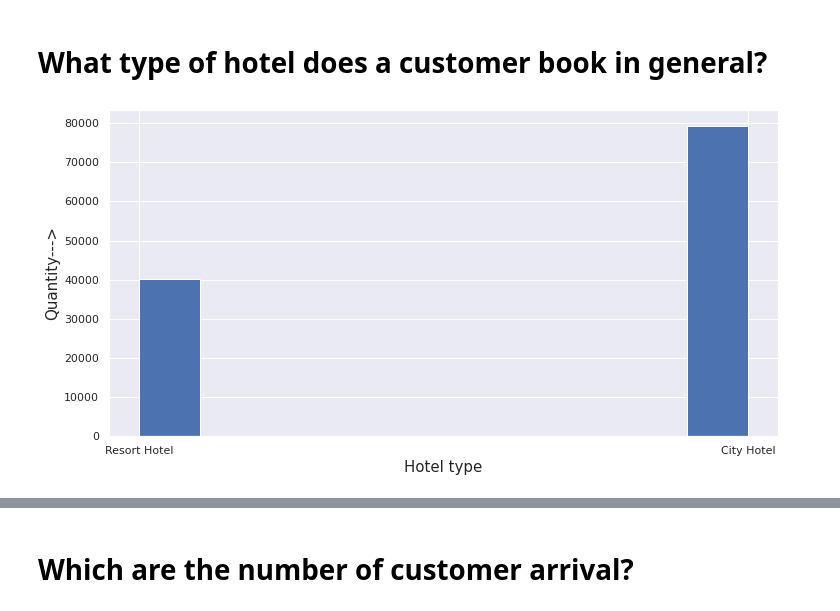
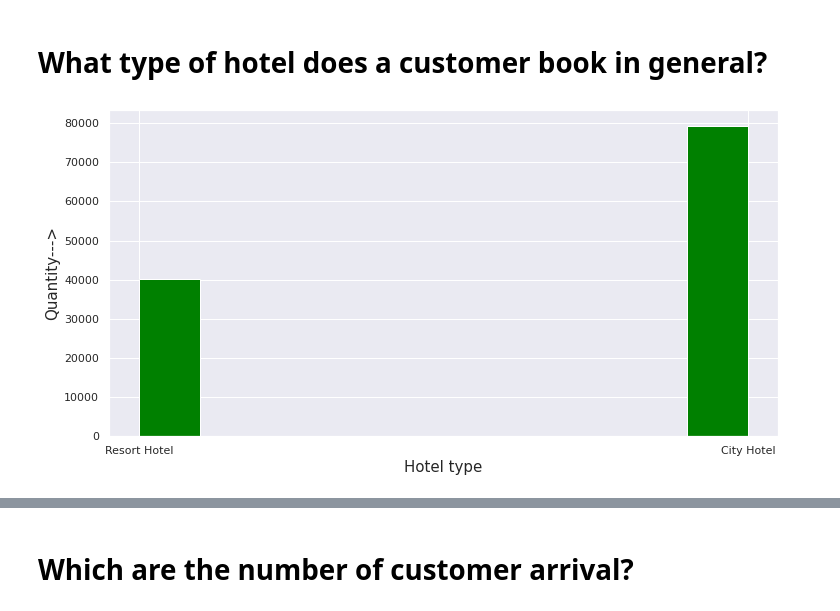
Before and after one commit to atif2786/Hotel-Booking-Analysis-, a Jupyter notebook: Hotel_Booking_Analysis_Capstone_Project.ipynb, the cells around one changed output, grey strips where cells are left out. Saved outputs shown, nothing was run; the diff lists cells and outputs as text; code cells hidden in the pictures.

```diff
--- a/Hotel_Booking_Analysis_Capstone_Project.ipynb
+++ b/Hotel_Booking_Analysis_Capstone_Project.ipynb
@@ -231,9 +230,9 @@ Let's move on the extract information about data and also dealing with it.
 # What type of hotel does a customer book in general?
 # %%
 fig, htl=plt.subplots(figsize=(12,6))
-htl.hist(df_hotel['hotel'])
+htl.hist(df_hotel['hotel'],color='green')
 htl.set_xlabel('Hotel type',fontsize=15)
 htl.set_ylabel('Quantity--->',fontsize=15)
 plt.show()
 # %% [output]
-[figure, old version]
+[figure, new version]
```
Also changed, not shown: parts of 18 cells of this notebook.
